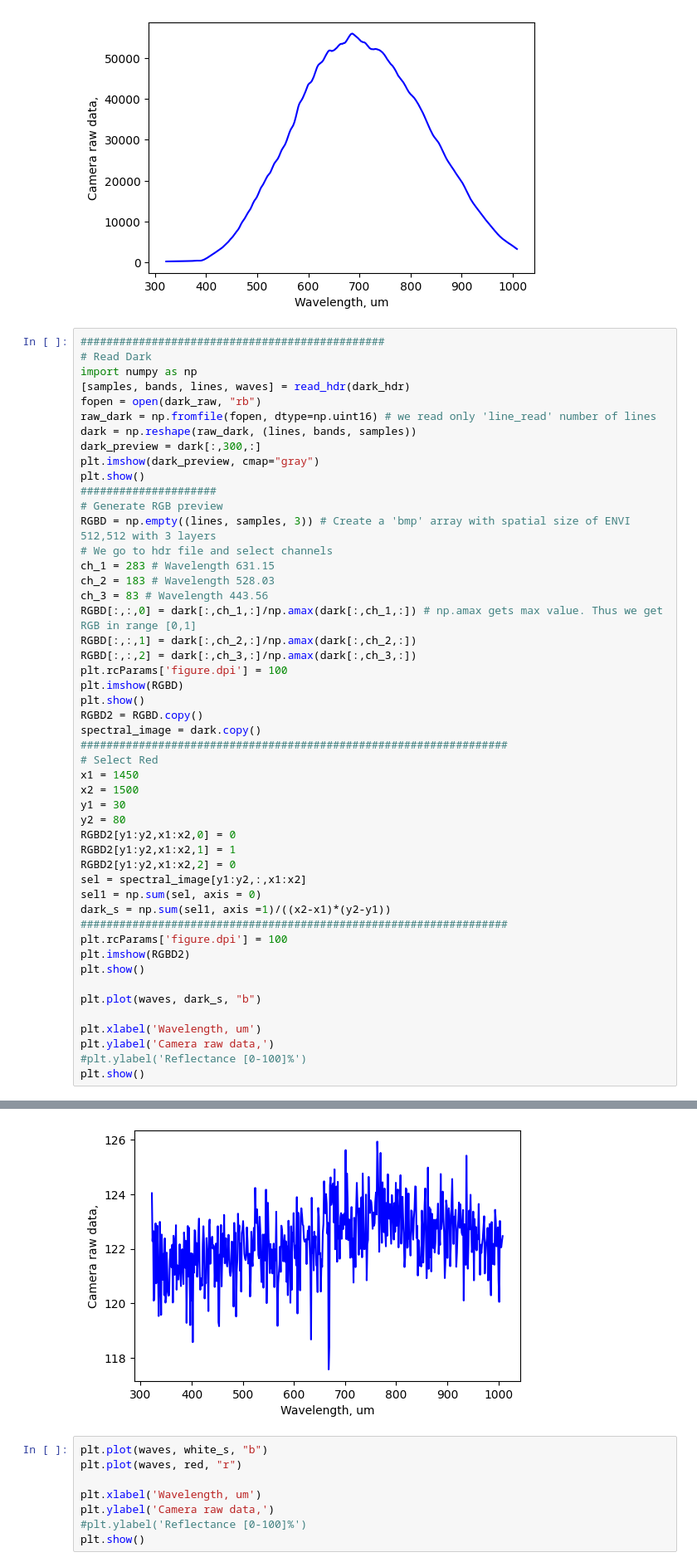
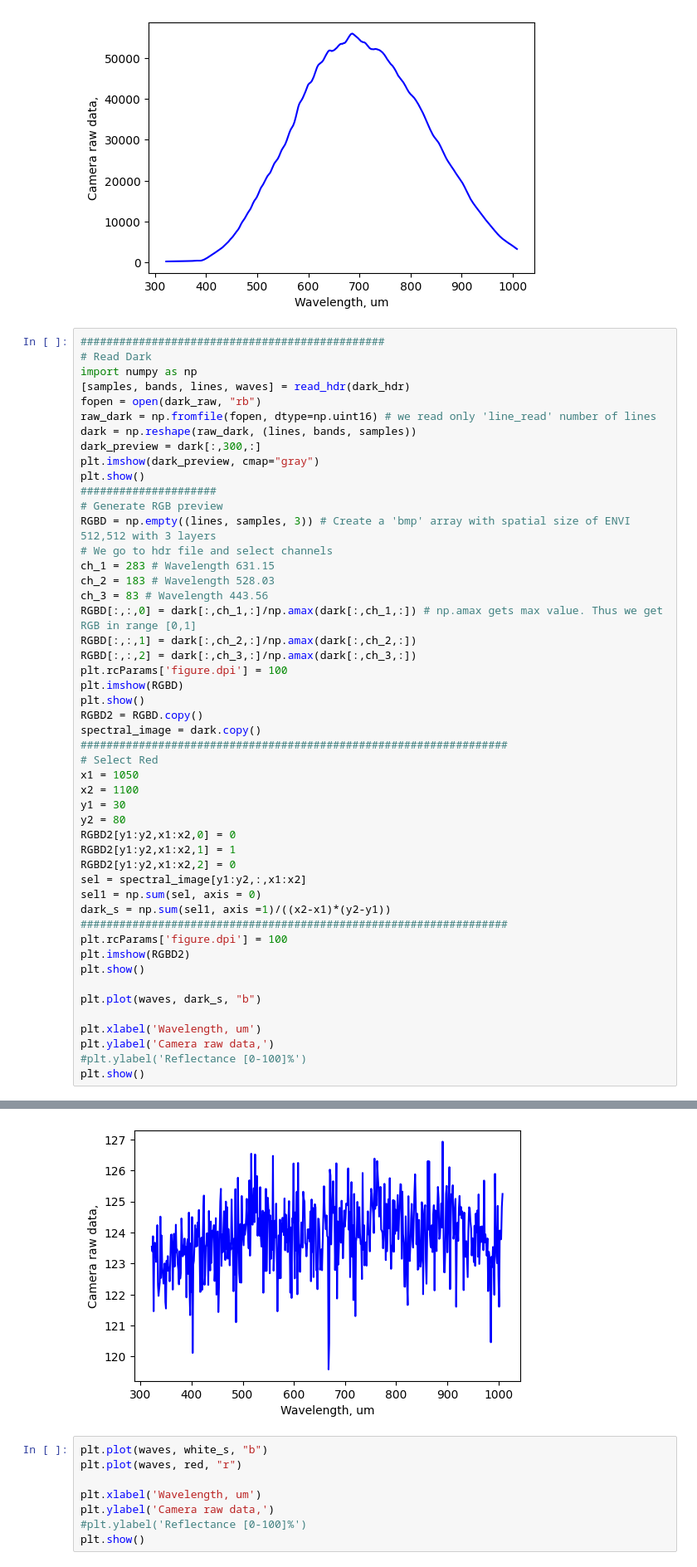
Before and after one commit to RoseSarlake/spectral-image, a Jupyter notebook: Read_VIS_and_IR_paintings.ipynb, the cells around one changed output, grey strips where cells are left out. Shown at 83% size. Cells and saved outputs as stored; diff of their text form.

```diff
--- a/Read_VIS_and_IR_paintings.ipynb
+++ b/Read_VIS_and_IR_paintings.ipynb
@@ -267,8 +267,8 @@ RGBD2 = RGBD.copy()
 spectral_image = dark.copy()
 ##################################################################
 # Select Red
-x1 = 1450
-x2 = 1500
+x1 = 1050
+x2 = 1100
 y1 = 30
 y2 = 80
 RGBD2[y1:y2,x1:x2,0] = 0
@@ -296,4 +296,4 @@ plt.show()
-[figure, old version]
+[figure, new version]
 # %%
 plt.plot(waves, white_s, "b")
 plt.plot(waves, red, "r")
```
Also changed, not shown: parts of 4 cells of this notebook.
